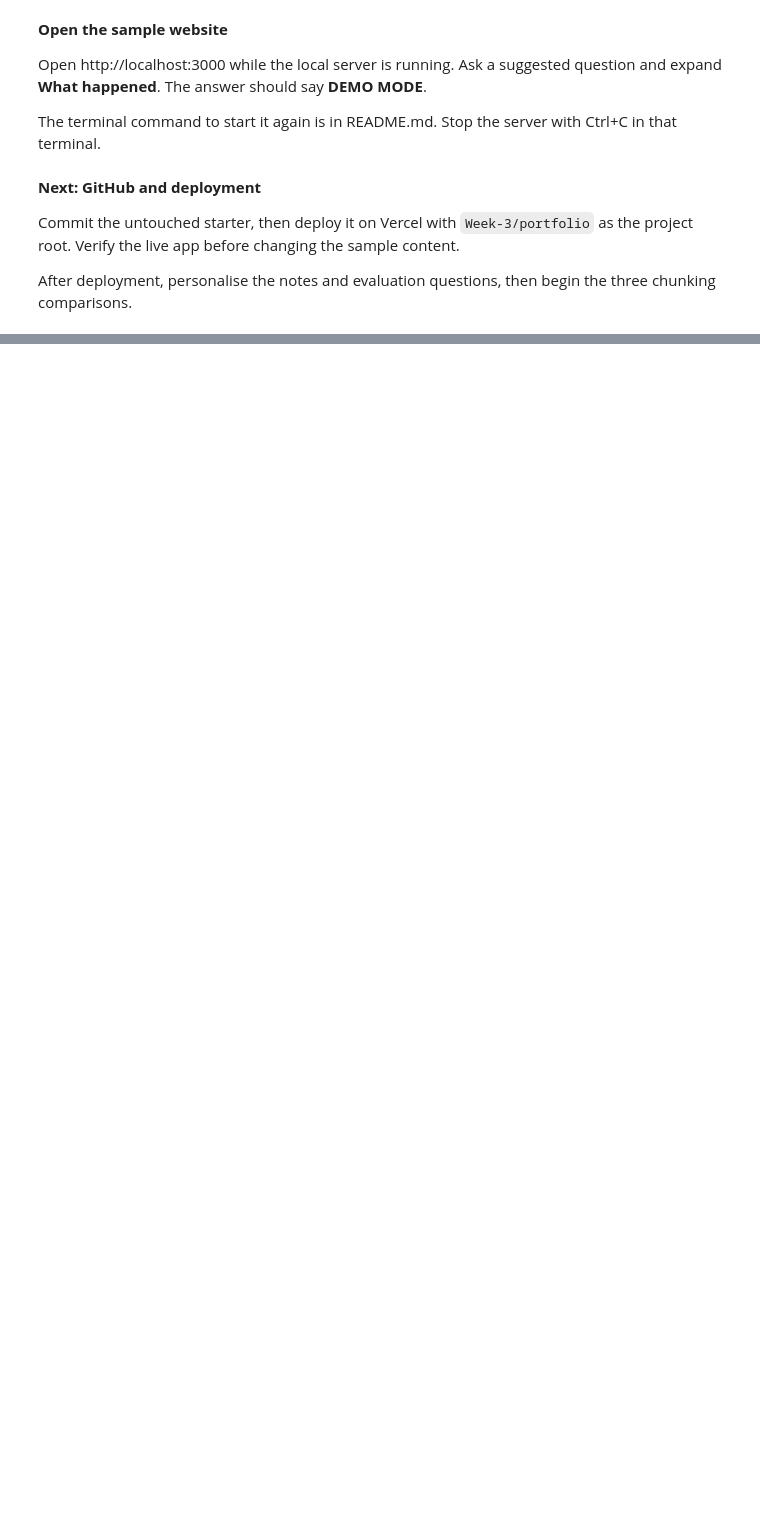
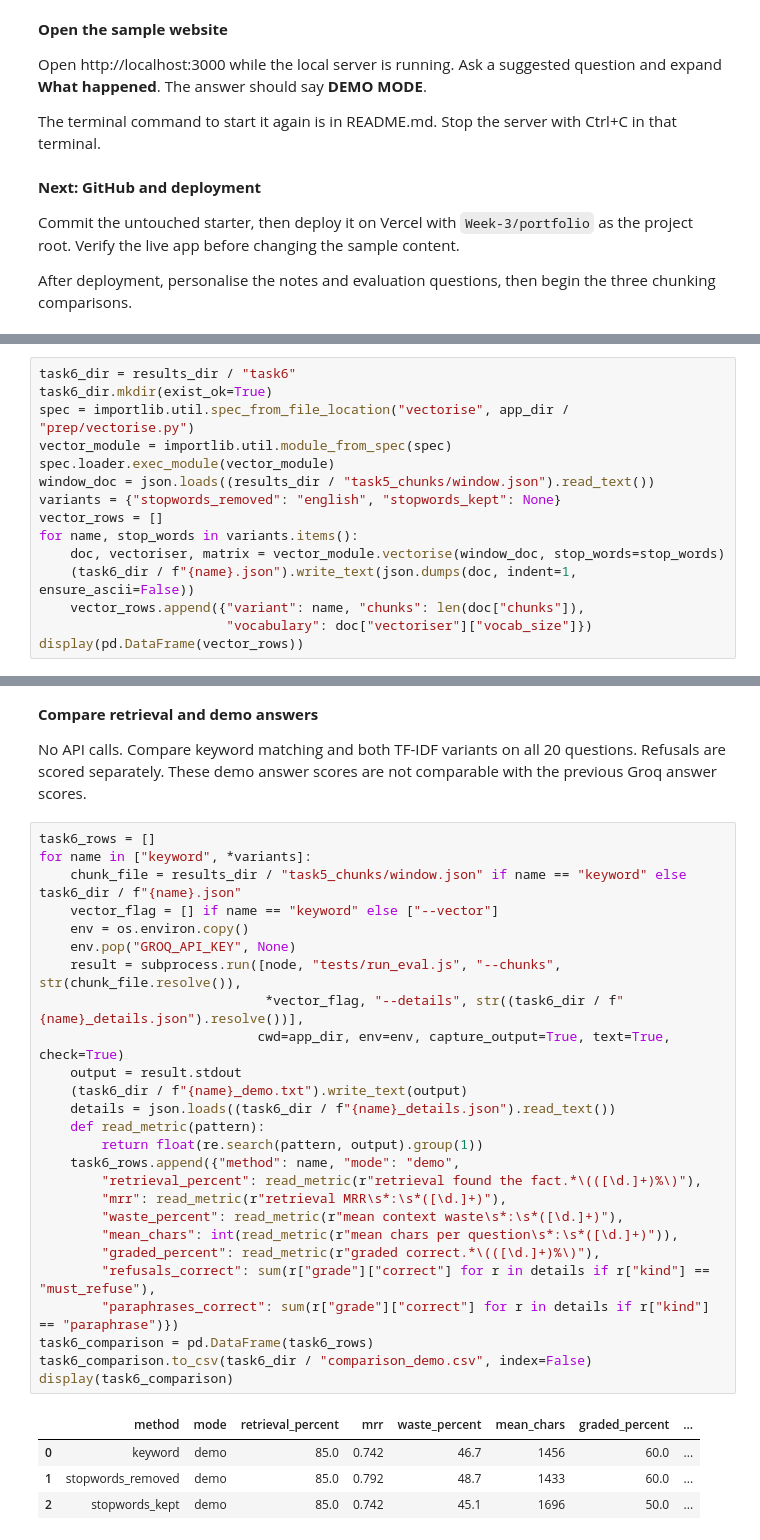
Before and after one commit to ahthini/Ahthini-LSA-AI-ML, a Jupyter notebook: Week-3/week3.ipynb, the cells around one changed output, grey strips where cells are left out. Cells and saved outputs as stored; diff of their text form; blank space fills up the shorter version.

```diff
--- a/Week-3/week3.ipynb
+++ b/Week-3/week3.ipynb
@@ -80,0 +297,15 @@ After deployment, personalise the notes and evaluation questions, then begin the
+# %%
+task6_dir = results_dir / "task6"
+task6_dir.mkdir(exist_ok=True)
+spec = importlib.util.spec_from_file_location("vectorise", app_dir / "prep/vectorise.py")
+vector_module = importlib.util.module_from_spec(spec)
+spec.loader.exec_module(vector_module)
+window_doc = json.loads((results_dir / "task5_chunks/window.json").read_text())
+variants = {"stopwords_removed": "english", "stopwords_kept": None}
+vector_rows = []
+for name, stop_words in variants.items():
+    doc, vectoriser, matrix = vector_module.vectorise(window_doc, stop_words=stop_words)
+    (task6_dir / f"{name}.json").write_text(json.dumps(doc, indent=1, ensure_ascii=False))
+    vector_rows.append({"variant": name, "chunks": len(doc["chunks"]),
+                        "vocabulary": doc["vectoriser"]["vocab_size"]})
+display(pd.DataFrame(vector_rows))
@@ -80,0 +316,35 @@ After deployment, personalise the notes and evaluation questions, then begin the
+# %% [markdown]
+**Compare retrieval and demo answers**
+
+No API calls. Compare keyword matching and both TF-IDF variants on all 20 questions. Refusals are scored separately. These demo answer scores are not comparable with the previous Groq answer scores.
+# %%
+task6_rows = []
+for name in ["keyword", *variants]:
+    chunk_file = results_dir / "task5_chunks/window.json" if name == "keyword" else task6_dir / f"{name}.json"
+    vector_flag = [] if name == "keyword" else ["--vector"]
+    env = os.environ.copy()
+    env.pop("GROQ_API_KEY", None)
+    result = subprocess.run([node, "tests/run_eval.js", "--chunks", str(chunk_file.resolve()),
+                             *vector_flag, "--details", str((task6_dir / f"{name}_details.json").resolve())],
+                            cwd=app_dir, env=env, capture_output=True, text=True, check=True)
+    output = result.stdout
+    (task6_dir / f"{name}_demo.txt").write_text(output)
+    details = json.loads((task6_dir / f"{name}_details.json").read_text())
+    def read_metric(pattern):
+        return float(re.search(pattern, output).group(1))
+    task6_rows.append({"method": name, "mode": "demo",
+        "retrieval_percent": read_metric(r"retrieval found the fact.*\(([\d.]+)%\)"),
+        "mrr": read_metric(r"retrieval MRR\s*:\s*([\d.]+)"),
+        "waste_percent": read_metric(r"mean context waste\s*:\s*([\d.]+)"),
+        "mean_chars": int(read_metric(r"mean chars per question\s*:\s*([\d.]+)")),
+        "graded_percent": read_metric(r"graded correct.*\(([\d.]+)%\)"),
+        "refusals_correct": sum(r["grade"]["correct"] for r in details if r["kind"] == "must_refuse"),
+        "paraphrases_correct": sum(r["grade"]["correct"] for r in details if r["kind"] == "paraphrase")})
+task6_comparison = pd.DataFrame(task6_rows)
+task6_comparison.to_csv(task6_dir / "comparison_demo.csv", index=False)
+display(task6_comparison)
+# %% [output]
+|  | method | mode | retrieval_percent | mrr | waste_percent | mean_chars | graded_percent | ... |
+| 0 | keyword | demo | 85.0 | 0.742 | 46.7 | 1456 | 60.0 | ... |
+| 1 | stopwords_removed | demo | 85.0 | 0.792 | 48.7 | 1433 | 60.0 | ... |
+| 2 | stopwords_kept | demo | 85.0 | 0.742 | 45.1 | 1696 | 50.0 | ... |
```
Also changed, not shown: parts of 26 cells of this notebook, 46 other files.
